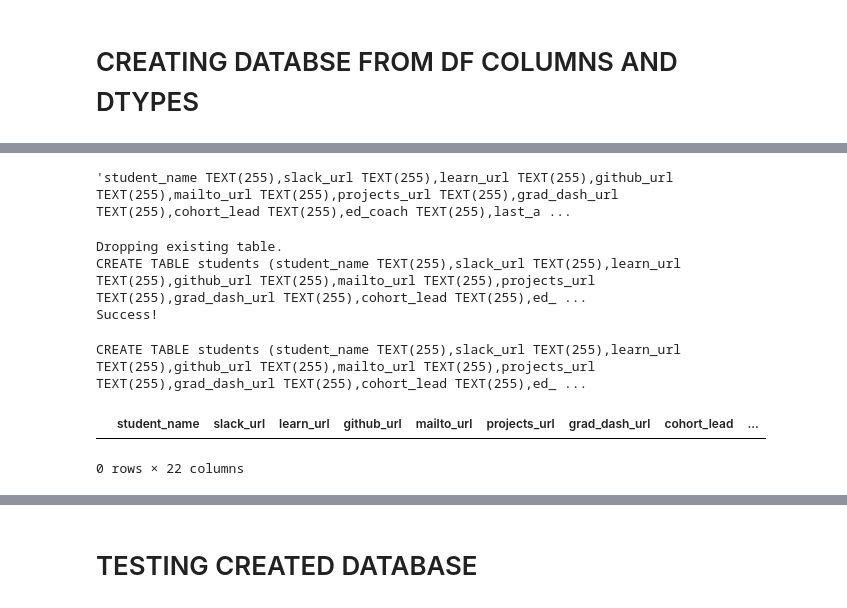
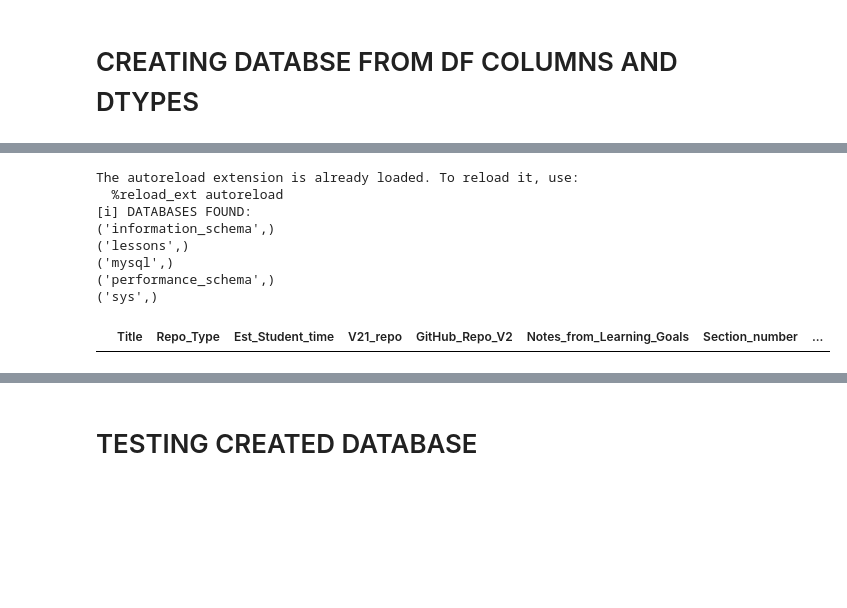
Before and after one commit to jirvingphd/scrape_learn, a Jupyter notebook: making_databases.ipynb, the cells around one changed output, grey strips where cells are left out. Saved outputs shown, nothing was run; the diff lists cells and outputs as text; code cells hidden in the pictures; blank space fills up the shorter version.

Commit message:
Added lessons database notebook

```diff
--- a/making_databases.ipynb
+++ b/making_databases.ipynb
@@ -145,0 +109,15 @@ cols,dtypes
+# %%
+%load_ext autoreload
+%autoreload 2
+import functions_lessons as fn
+
+mydb,cur,engine = fn.get_sql_connectors(database='lessons')
+# %% [output]
+The autoreload extension is already loaded. To reload it, use:
+  %reload_ext autoreload
+[i] DATABASES FOUND:
+('information_schema',)
+('lessons',)
+('mysql',)
+('performance_schema',)
+('sys',)
@@ -147,46 +149,37 @@ cols,dtypes
 # [print(dtypes[i]) for i in range(len(df.columns))];
 # %%
 ## Get Object columns and prepare half of sql column names
-object_colnames = list(df.select_dtypes('object').columns)
+object_colnames = list(df.select_dtypes('object').drop('Title',axis=1).columns)
+
 sql_text_cols = [f"{col} TEXT(255)" for col in object_colnames]
+sql_text_cols = [f"Title VARCHAR(255) PRIMARY KEY",*sql_text_cols]
 sql_text_cols=','.join(sql_text_cols)
 
 ## Get Integer columns and prepare half of sql column names
 int_colnames = list(df.select_dtypes('int').columns)
-sql_int_cols = [f"{col} INT(100)" for col in int_colnames]
+sql_int_cols = [f"{col} INT" for col in int_colnames]
 sql_int_cols=', '.join(sql_int_cols)
 
 ## Join together all column names
 cols_for_table_cmd = ', '.join([sql_text_cols,sql_int_cols])
 cols_for_table_cmd
-# %% [output]
-'student_name TEXT(255),slack_url TEXT(255),learn_url TEXT(255),github_url TEXT(255),mailto_url TEXT(255),projects_url TEXT(255),grad_dash_url TEXT(255),cohort_lead TEXT(255),ed_coach TEXT(255),last_a ...
 # %%
 
 ## Make students table
-table='students'
+db = 'lessons'
+table='repos'
+cur.execute(f"USE {db};")
+
+cmd = f"DROP TABLE IF EXISTS {table};"
+cur.execute(cmd)
 
 
-cmd = f"DROP TABLE IF EXISTS {table}"
-print('Dropping existing table.')
-cur.execute(cmd)
-
-create_cmd = f"CREATE TABLE {table} ({cols_for_table_cmd});"
+create_cmd = f"CREATE TABLE {table}({cols_for_table_cmd});"
 print(create_cmd)
 cur.execute(create_cmd)
 print('Success!')
-# %% [output]
-Dropping existing table.
-CREATE TABLE students (student_name TEXT(255),slack_url TEXT(255),learn_url TEXT(255),github_url TEXT(255),mailto_url TEXT(255),projects_url TEXT(255),grad_dash_url TEXT(255),cohort_lead TEXT(255),ed_ ...
-Success!
-# %%
-create_cmd = f"CREATE TABLE {table} ({cols_for_table_cmd});"
-print(create_cmd)
-# %% [output]
-CREATE TABLE students (student_name TEXT(255),slack_url TEXT(255),learn_url TEXT(255),github_url TEXT(255),mailto_url TEXT(255),projects_url TEXT(255),grad_dash_url TEXT(255),cohort_lead TEXT(255),ed_ ...
 # %%
-df_sql = pd.read_sql_table('students',engine)
+df_sql = pd.read_sql_table('repos',engine)
 df_sql
 # %% [output]
-|  | student_name | slack_url | learn_url | github_url | mailto_url | projects_url | grad_dash_url | cohort_lead | ... |
+|  | Title | Repo_Type | Est_Student_time | V21_repo | GitHub_Repo_V2 | Notes_from_Learning_Goals | Section_number | ... |
-0 rows × 22 columns
```
Also changed, not shown: parts of 18 cells of this notebook, 2 other files.
